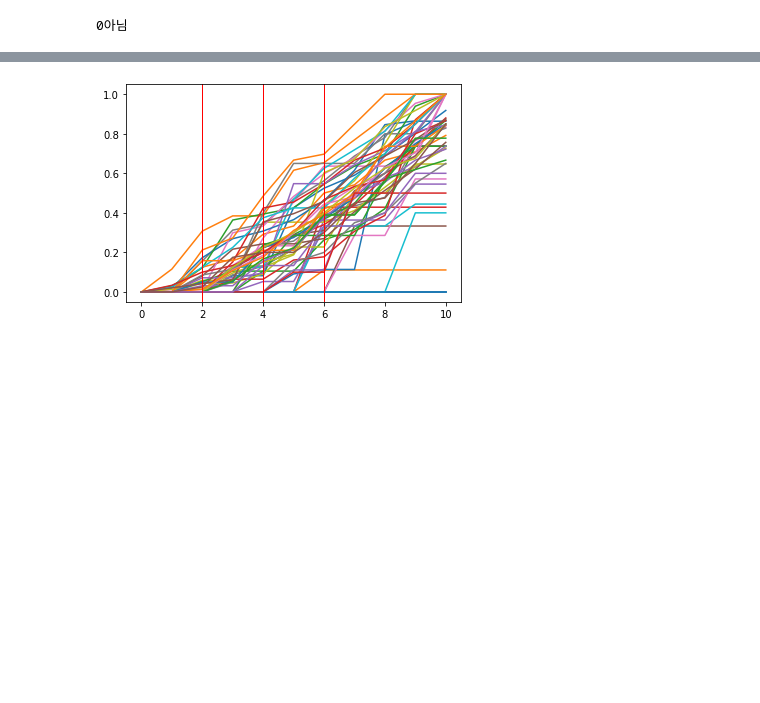
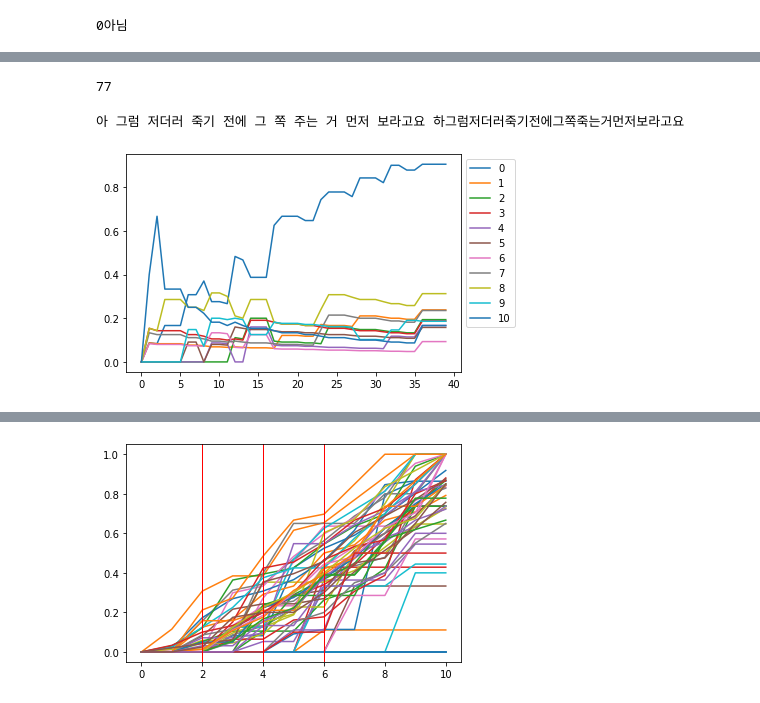
Before and after one commit to DAHYUN-HAN/Speech_to_Text, a Jupyter notebook: text_similarity.ipynb, the cells around one changed output, grey strips where cells are left out. Saved outputs shown, nothing was run; the diff lists cells and outputs as text; code cells hidden in the pictures; blank space fills up the shorter version.

```diff
--- a/text_similarity.ipynb
+++ b/text_similarity.ipynb
@@ -2554,3 +2548,59 @@ for i in final_extra:
+# %%
+for i in range(len(final_extra[6])):
+    if( final_extra[6][i] == 1):
+        print(i)
+# %% [output]
+77
+# %%
+i = 77
+script = script8
+file = 'capture/txt2/' + str(i) + '.txt'
+with open(file, 'r') as f:
+    data = f.read()
+file_list = data.splitlines()
+result_list = []
+print(file_list[-1], script[0])
+for line in file_list:
+    result_list.append(similarity4(line, script))
+
+plt.clf()
+plt.plot(result_list)
+plt.legend(['0', '1', '2', '3', '4', '5', '6', '7', '8', '9', '10'], bbox_to_anchor=(1, 1))
+
+minimum_list = [0.0, 0.1,0.2,0.3,0.4,0.5,0.6,0.7,0.8,0.9,1.0]
+final_result = []
+y = []
+z=[]
+for minimum in minimum_list:
+    tn = 0
+    fp = 0
+    fn = 0
+    tp = 0
+    true = 0
+    false = 0
+    missing = 0
+#     print(minimum)
+    x=[]
+
+    for i in range(len(result_list)):
+#         print(np.argmax(i), i[np.argmax(i)])
+        if(result_list[i][np.argmax(result_list[i])]>=minimum):
+            if(np.argmax(result_list[i]) == 0):
+                x.append(i)
+                true = true+ 1
+                tp = tp + 1
+            else:
+                false = false + 1
+                fn = fn + 1
+        else:
+            missing = missing+1
+            if(np.argmax(result_list[i]) == 0):
+                fp = fp + 1
+            else:
+                tn = tn + 1
+# %% [output]
+아 그럼 저더러 죽기 전에 그 쪽 주는 거 먼저 보라고요 하그럼저더러죽기전에그쪽죽는거먼저보라고요
+[figure, added]
 # %%
 mean
 # %% [output]
```
Also changed, not shown: parts of 22 cells of this notebook, 2 other files.
